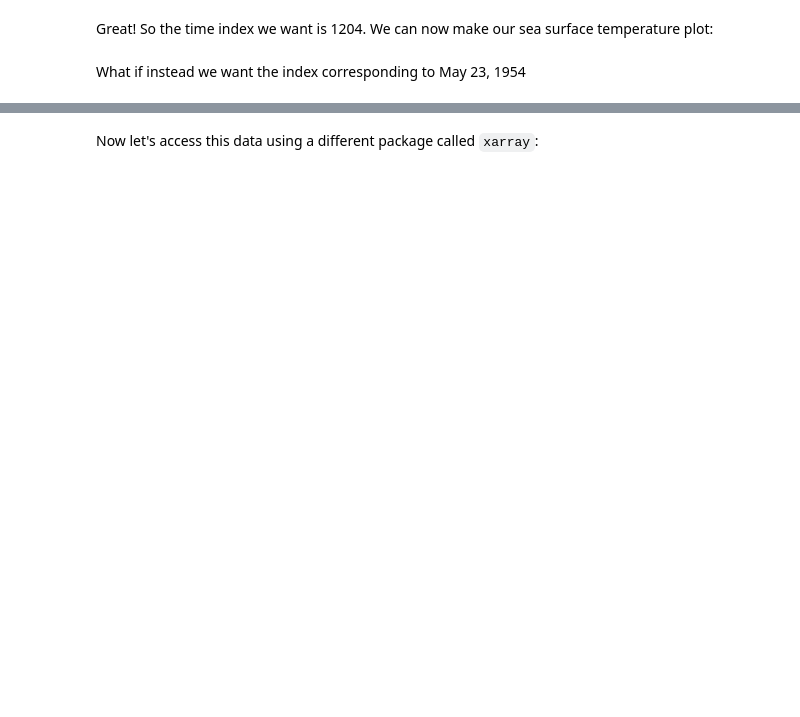
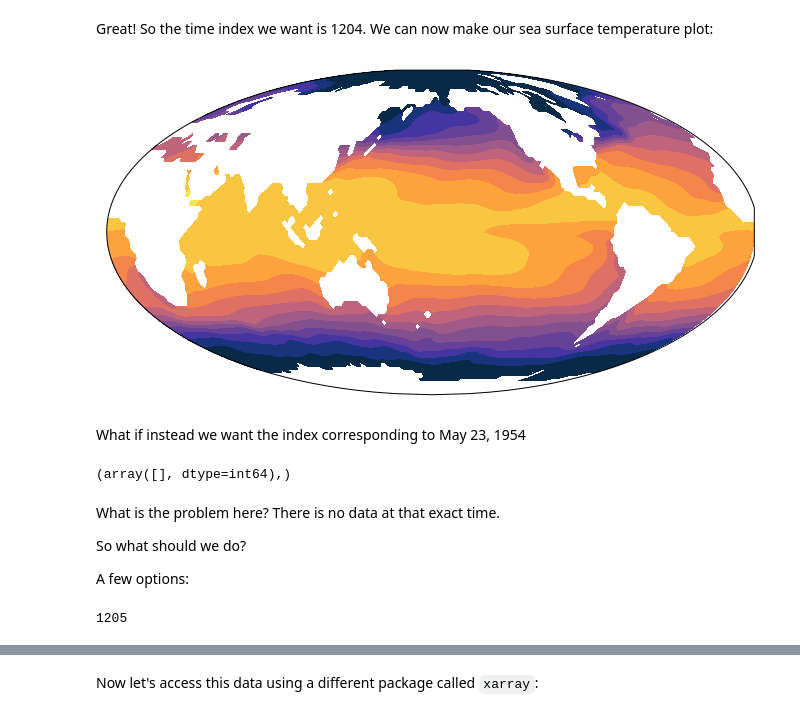
Before and after one commit to kthyng/python4geosciences, a Jupyter notebook: materials/ST_netcdf.ipynb, the cells around one changed output, grey strips where cells are left out. Drawn from its saved outputs; the diff is of its cells as text; code cells hidden in the pictures; blank space fills up the shorter version.

```diff
--- a/materials/ST_netcdf.ipynb
+++ b/materials/ST_netcdf.ipynb
@@ -414,19 +427,32 @@ print(tind)
 # %% [markdown]
 Great! So the time index we want is 1204. We can now make our sea surface temperature plot:
 # %%
-proj = cartopy.crs.Robinson(central_longitude=180)
+proj = cartopy.crs.Mollweide(central_longitude=180)
+pc = cartopy.crs.PlateCarree()
+fig = plt.figure(figsize=(14,6))
 
-fig = plt.figure(figsize=(14,6))
 ax = fig.add_subplot(111, projection=proj)
-ax.add_feature(cartopy.feature.LAND, facecolor='0.9')
-mappable = ax.contourf(nc['lon'][:], nc['lat'][:], nc['sst'][tind], cmap=cmo.thermal, transform=cartopy.crs.PlateCarree())
-ax.set_title(time[tind].isoformat())
-fig.colorbar(mappable).set_label(r'Sea Surface Temperature [$^\circ$C]')
+mappable = ax.contourf(nc['lon'][:], nc['lat'][:], nc['sst'][tind], 10, cmap=cmo.thermal, transform=pc)
+# %% [output]
+[figure, added]
 # %% [markdown]
 What if instead we want the index corresponding to May 23, 1954
 # %%
 date = datetime(1954, 5, 23, 0, 0)
-# np.where(time==date)
-tidx = np.abs(time - date).argmin()
+np.where(time==date)
+# %% [output]
+(array([], dtype=int64),)
+# %% [markdown]
+What is the problem here? There is no data at that exact time.
+
+So what should we do?
+
+A few options:
+# %%
+# index of date that minimizes time between model times and desired date
+tidx = np.abs(time - date).argmin()
+tidx
+# %% [output]
+1205
 # %%
 time[tidx]
```
Also changed, not shown: parts of 54 cells of this notebook.
